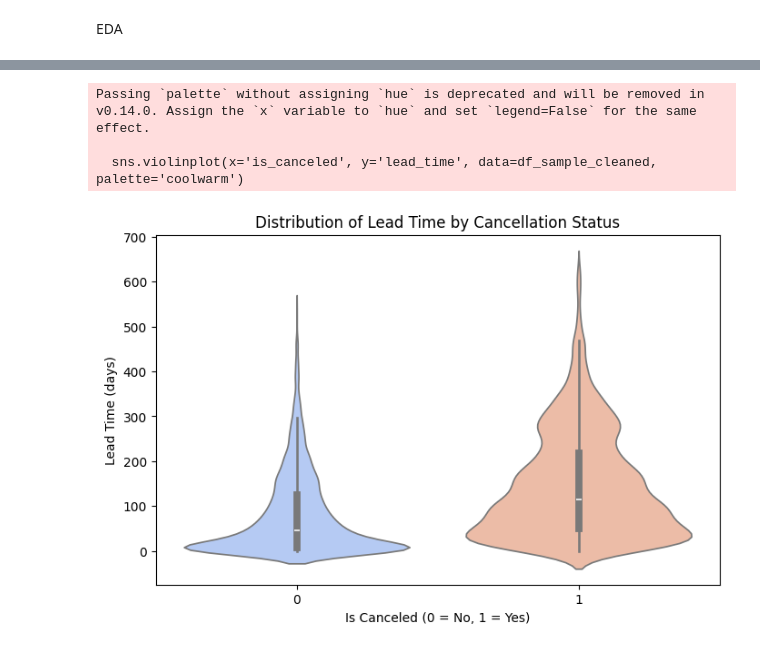
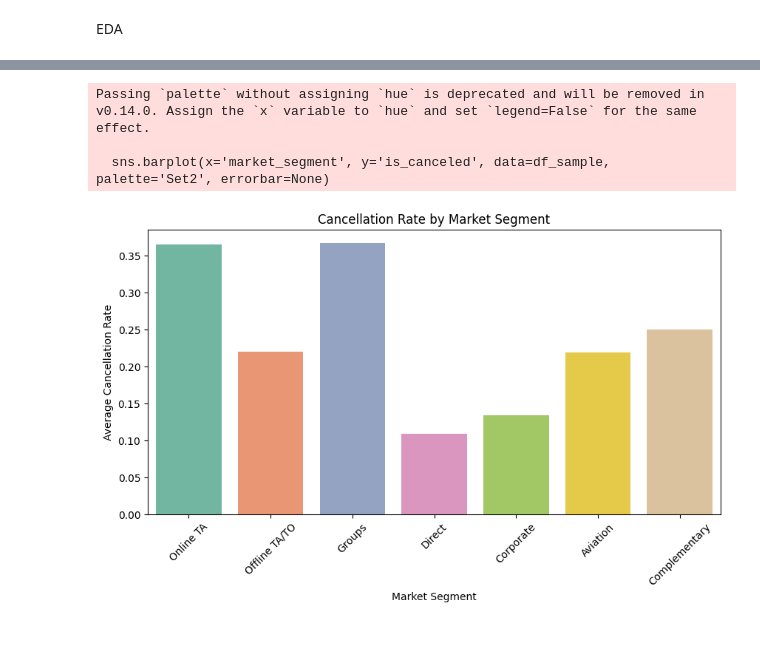
Before and after one commit to Shubhamk0703/Final-Project-23017935-, a Jupyter notebook: CODE_for_small_data(23017935).ipynb, the cells around one changed output, grey strips where cells are left out. Cells and saved outputs as stored; diff of their text form; code cells hidden in the pictures.

```diff
--- a/CODE_for_small_data(23017935).ipynb
+++ b/CODE_for_small_data(23017935).ipynb
@@ -265,0 +269,9 @@ Shape after outlier removal: (14870, 25)
+# %%
+# Ensure datetime format
+df_sample['reservation_status_date'] = pd.to_datetime(df_sample['reservation_status_date'])
+
+# Extract date parts (can be useful for seasonality, etc.)
+df_sample['res_year'] = df_sample['reservation_status_date'].dt.year
+df_sample['res_month'] = df_sample['reservation_status_date'].dt.month
+df_sample['res_dayofweek'] = df_sample['reservation_status_date'].dt.dayofweek
+df_sample['res_weekofyear'] = df_sample['reservation_status_date'].dt.isocalendar().week.astype(int)
@@ -284,0 +320,19 @@ Cancellation Rate: 37.69%
+# %%
+import pandas as pd
+import matplotlib.pyplot as plt
+
+# Convert date column
+df_sample['reservation_status_date'] = pd.to_datetime(df_sample['reservation_status_date'])
+
+# Group by month and count bookings
+monthly_trend = df_sample.resample('M', on='reservation_status_date')['is_canceled'].count()
+
+# Plot
+plt.figure(figsize=(10, 5))
+plt.plot(monthly_trend.index, monthly_trend.values, marker='o', linestyle='-', color='teal')
+plt.title("Monthly Booking Volume")
+plt.xlabel("Month")
+plt.ylabel("Number of Bookings")
+plt.grid(True)
+plt.tight_layout()
+plt.show()
@@ -285,15 +355,16 @@ Cancellation Rate: 37.69%
 # %%
+import matplotlib.pyplot as plt
 import seaborn as sns
-import matplotlib.pyplot as plt
 
-plt.figure(figsize=(8, 5))
-sns.violinplot(x='is_canceled', y='lead_time', data=df_sample_cleaned, palette='coolwarm')
-plt.title("Distribution of Lead Time by Cancellation Status")
-plt.xlabel("Is Canceled (0 = No, 1 = Yes)")
-plt.ylabel("Lead Time (days)")
+plt.figure(figsize=(10, 5))
+sns.barplot(x='market_segment', y='is_canceled', data=df_sample, palette='Set2', errorbar=None)
+plt.xticks(rotation=45)
+plt.title('Cancellation Rate by Market Segment')
+plt.xlabel('Market Segment')
+plt.ylabel('Average Cancellation Rate')
 plt.show()
 # %% [output]
 Passing `palette` without assigning `hue` is deprecated and will be removed in v0.14.0. Assign the `x` variable to `hue` and set `legend=False` for the same effect.
 
-  sns.violinplot(x='is_canceled', y='lead_time', data=df_sample_cleaned, palette='coolwarm')
+  sns.barplot(x='market_segment', y='is_canceled', data=df_sample, palette='Set2', errorbar=None)
-[figure, old version]
+[figure, new version]
```
Also changed, not shown: parts of 33 cells of this notebook.
